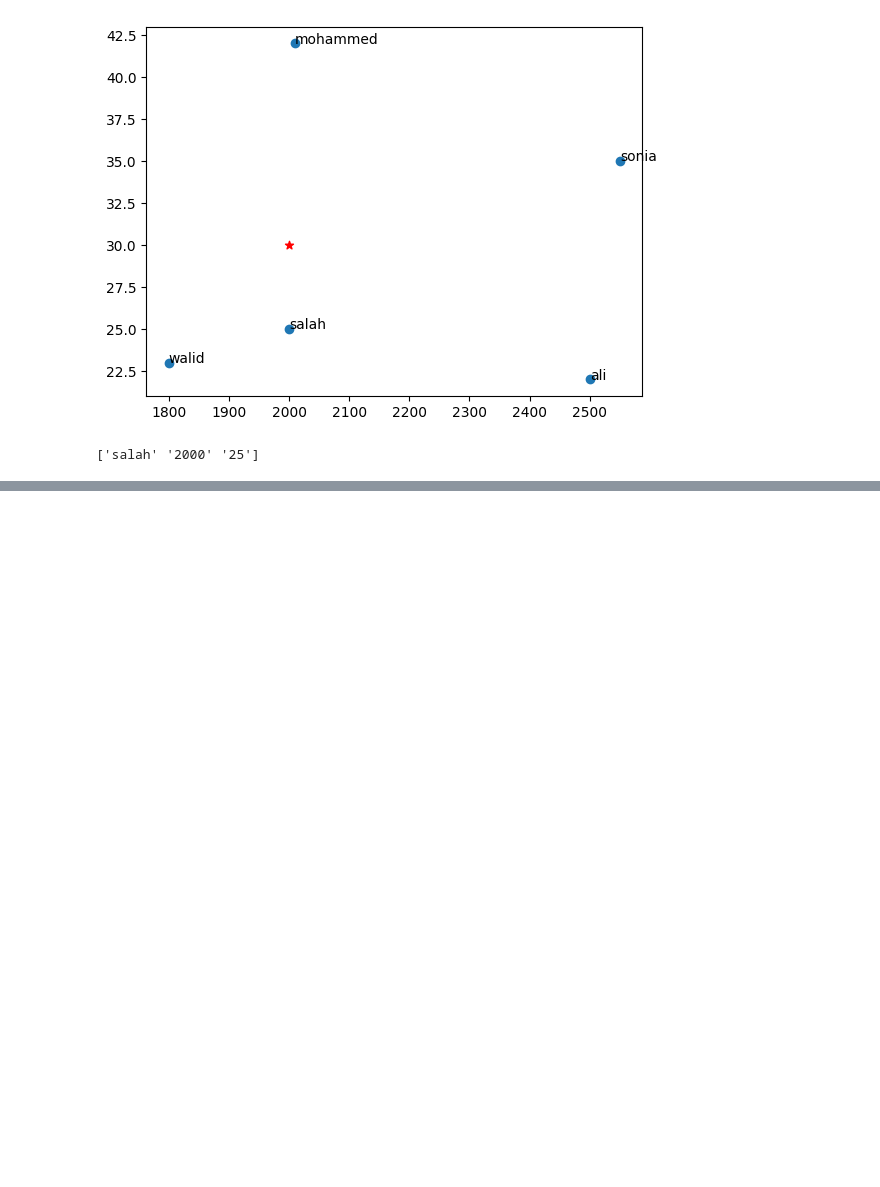
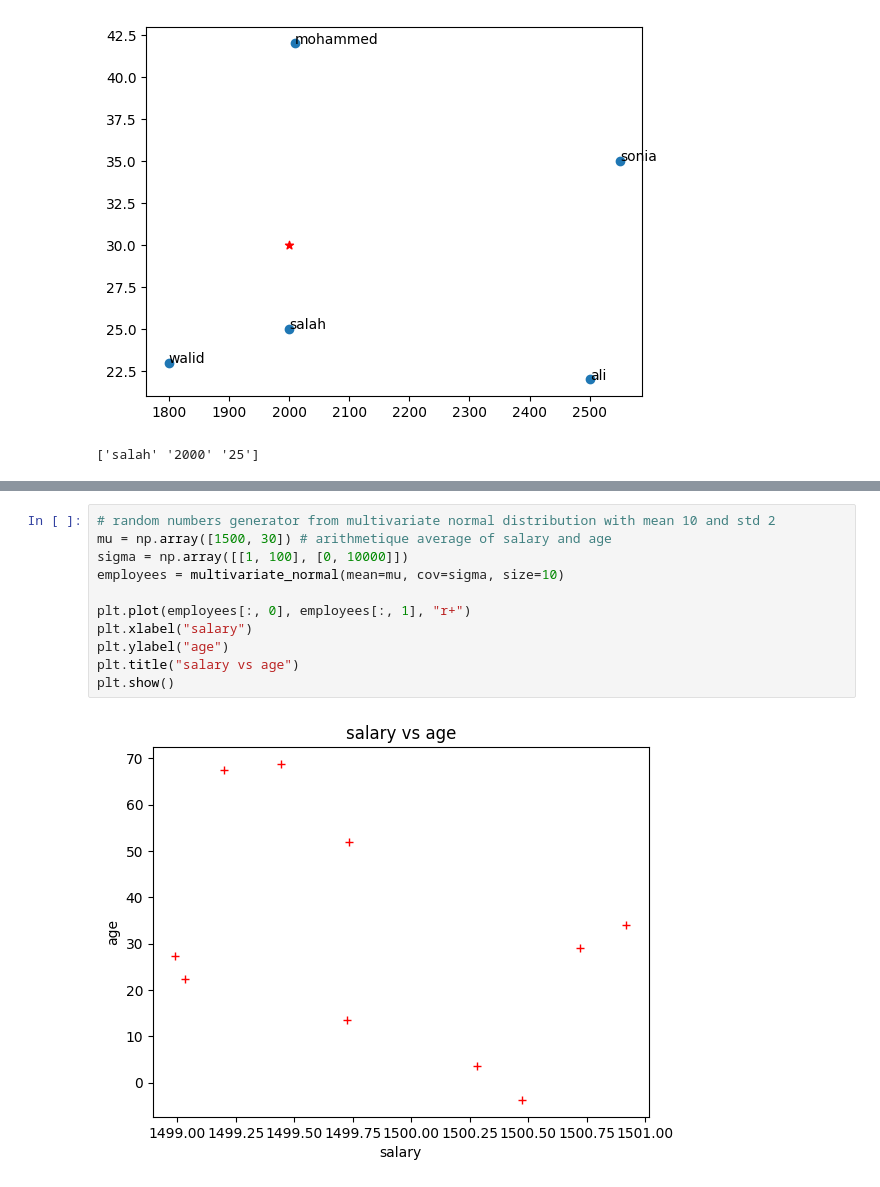
Before and after one commit to melekabbassi/Python, a Jupyter notebook: session_13_09_2022.ipynb, the cells around one changed output, grey strips where cells are left out. Cells and saved outputs as stored; diff of their text form; blank space fills up the shorter version.

```diff
--- a/session_13_09_2022.ipynb
+++ b/session_13_09_2022.ipynb
@@ -37,0 +102,13 @@ print(employees[np.argmin(distances)])
+# %%
+# random numbers generator from multivariate normal distribution with mean 10 and std 2
+mu = np.array([1500, 30]) # arithmetique average of salary and age
+sigma = np.array([[1, 100], [0, 10000]])
+employees = multivariate_normal(mean=mu, cov=sigma, size=10)
+
+plt.plot(employees[:, 0], employees[:, 1], "r+")
+plt.xlabel("salary")
+plt.ylabel("age")
+plt.title("salary vs age")
+plt.show()
+# %% [output]
+[figure, added]
```
Also changed, not shown: parts of 9 cells of this notebook.
